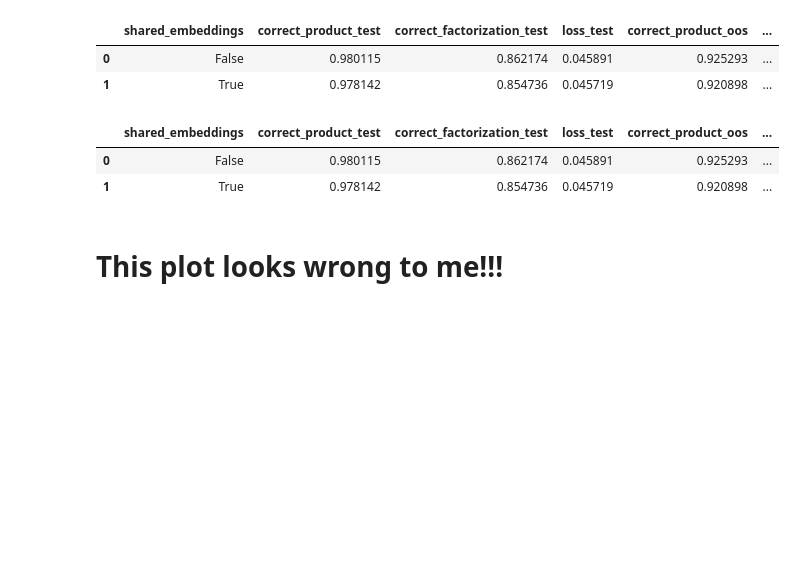
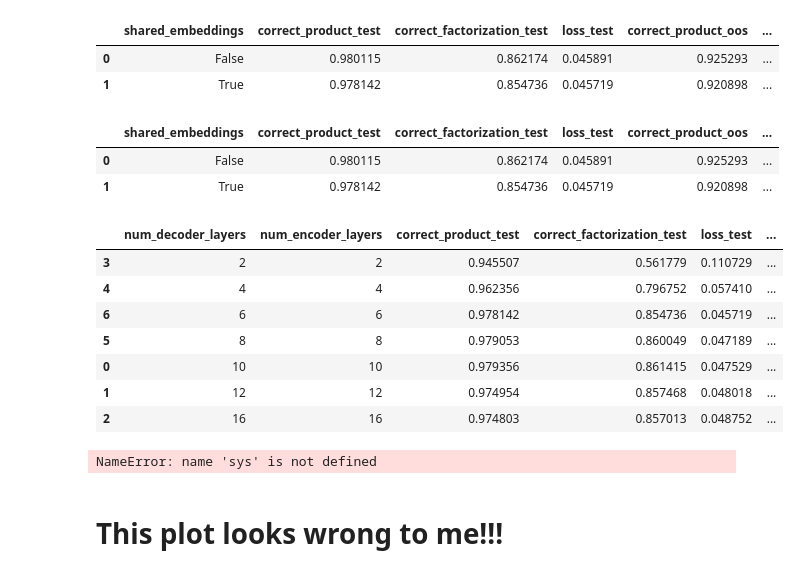
Before and after one commit to sims-s/neural-math, a Jupyter notebook: notebooks/ExamineExperiments.ipynb, the cells around one changed output. Drawn from its saved outputs; the diff is of its cells as text; code cells hidden in the pictures; blank space fills up the shorter version.

```diff
--- a/notebooks/ExamineExperiments.ipynb
+++ b/notebooks/ExamineExperiments.ipynb
@@ -479,6 +475,21 @@ ablate_hyperparameter(metric_df, ['shared_embeddings'], show_specific_hparams =
 |  | shared_embeddings | correct_product_test | correct_factorization_test | loss_test | correct_product_oos | ... |
 | 0 | False | 0.980115 | 0.862174 | 0.045891 | 0.925293 | ... |
 | 1 | True | 0.978142 | 0.854736 | 0.045719 | 0.920898 | ... |
+# %%
+ablate_hyperparameter(metric_df, ['num_encoder_layers', 'num_decoder_layers'])
+# %% [output]
+|  | num_decoder_layers | num_encoder_layers | correct_product_test | correct_factorization_test | loss_test | ... |
+| 3 | 2 | 2 | 0.945507 | 0.561779 | 0.110729 | ... |
+| 4 | 4 | 4 | 0.962356 | 0.796752 | 0.057410 | ... |
+| 6 | 6 | 6 | 0.978142 | 0.854736 | 0.045719 | ... |
+| 5 | 8 | 8 | 0.979053 | 0.860049 | 0.047189 | ... |
+| 0 | 10 | 10 | 0.979356 | 0.861415 | 0.047529 | ... |
+| 1 | 12 | 12 | 0.974954 | 0.857468 | 0.048018 | ... |
+| 2 | 16 | 16 | 0.974803 | 0.857013 | 0.048752 | ... |
+# %%
+sys.exit()
+# %% [output]
+NameError: name 'sys' is not defined
 # %%
 # values = metric_df[metric_df['dropout']==.1][hyperparam_cols].to_dict(orient='index')[14]
 # del values['base']
```
Also changed, not shown: parts of 24 cells of this notebook, 4 other files.
